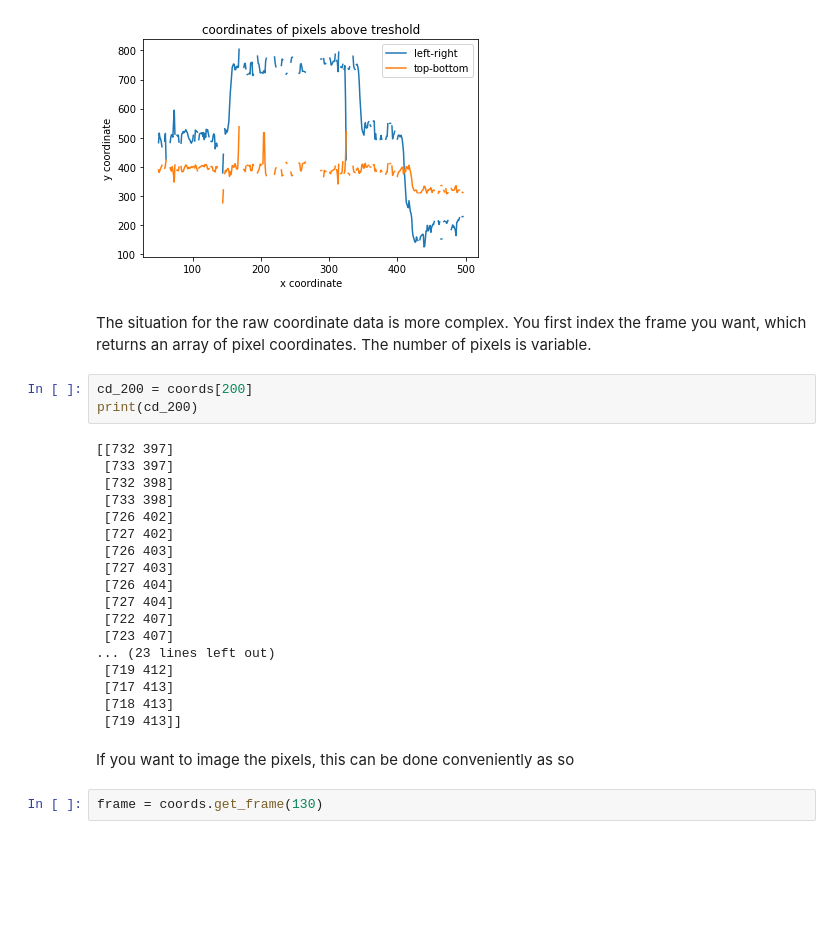
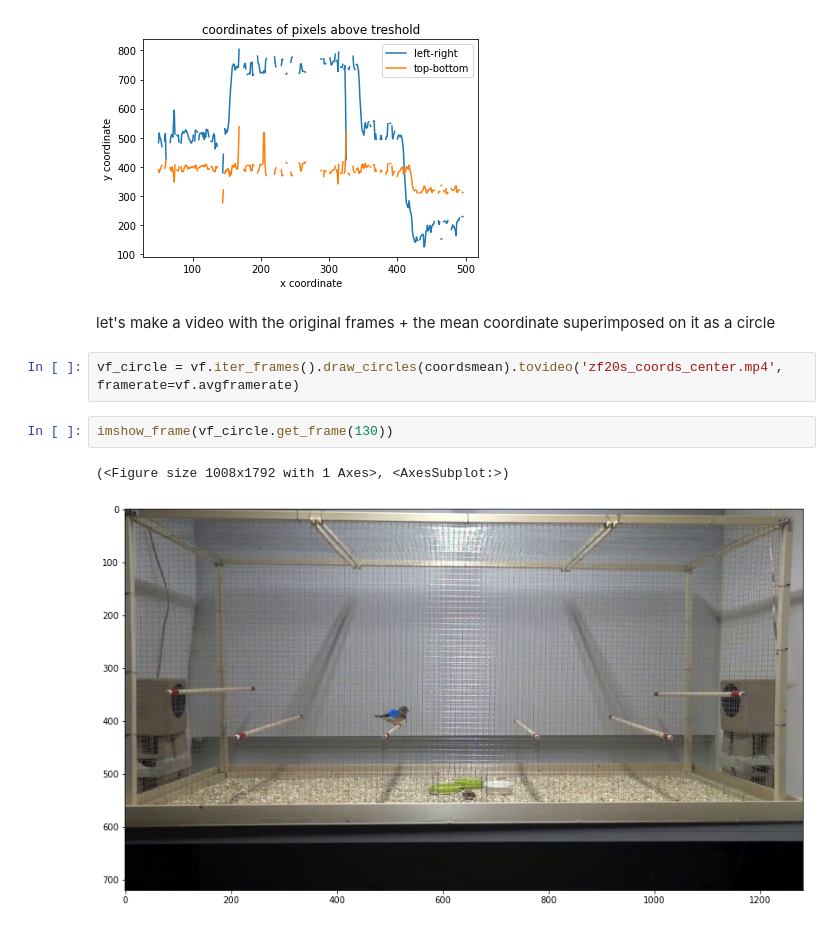
Before and after one commit to gbeckers/Birdwatcher, a Jupyter notebook: notebooks/movementdetection.ipynb, the cells around one changed output. Drawn from its saved outputs; the diff is of its cells as text; blank space fills up the shorter version.

```diff
--- a/notebooks/movementdetection.ipynb
+++ b/notebooks/movementdetection.ipynb
@@ -35,30 +79,12 @@ plt.legend(['left-right', 'top-bottom'])
 # %% [output]
 <matplotlib.legend.Legend at 0x...>
 [figure]
-# %% [markdown]
-The situation for the raw coordinate data is more complex. You first index the frame you want, which returns an array of pixel coordinates. The number of pixels is variable.
-# %%
-cd_200 = coords[200]
-print(cd_200)
-# %% [output]
-[[732 397]
- [733 397]
- [732 398]
- [733 398]
- [726 402]
- [727 402]
- [726 403]
- [727 403]
- [726 404]
- [727 404]
- [722 407]
- [723 407]
-... (23 lines left out)
- [719 412]
- [717 413]
- [718 413]
- [719 413]]
-# %% [markdown]
-If you want to image the pixels, this can be done conveniently as so
+# %% [markdown]
+let's make a video with the original frames + the mean coordinate superimposed on it as a circle
+# %%
+vf_circle = vf.iter_frames().draw_circles(coordsmean).tovideo('zf20s_coords_center.mp4', framerate=vf.avgframerate)
 # %%
-frame = coords.get_frame(130)
+imshow_frame(vf_circle.get_frame(130))
+# %% [output]
+(<Figure size 1008x1792 with 1 Axes>, <AxesSubplot:>)
+[figure, added]
```
Also changed, not shown: parts of 14 cells of this notebook.
